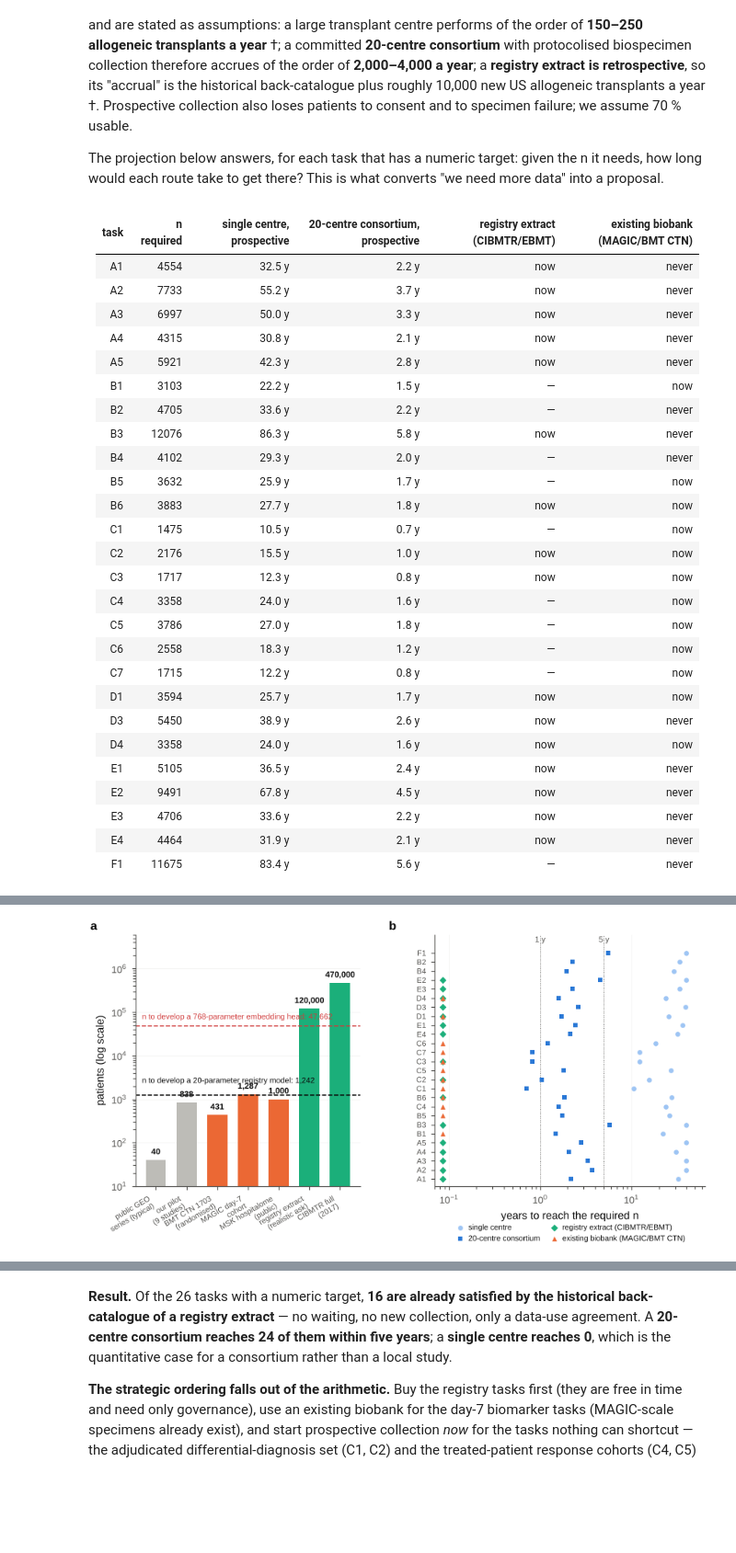
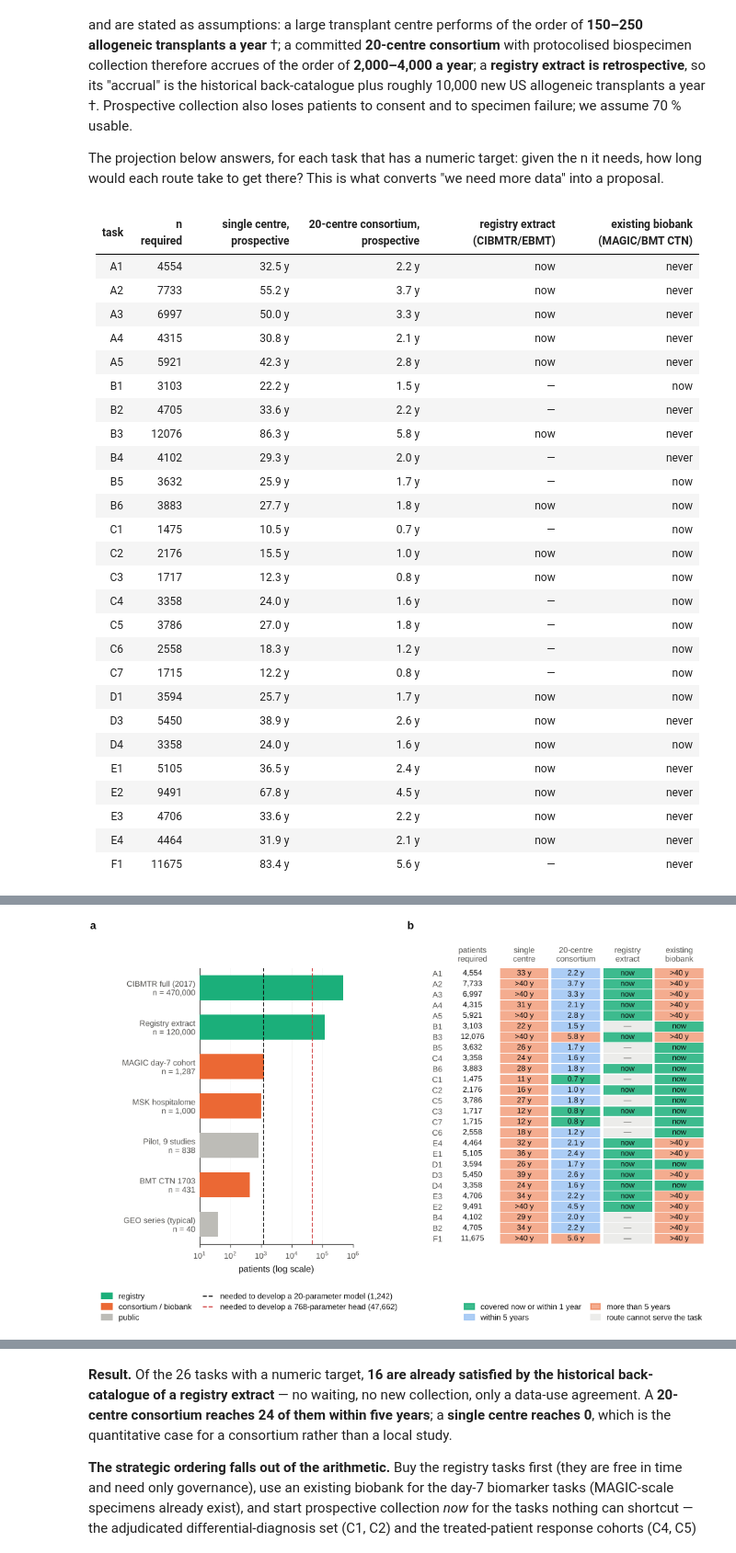
Before and after one commit to dhillonv10/benchmark-paper, a Jupyter notebook: ALLO_FM_GvHD_foundation_model.ipynb, the cells around one changed output, grey strips where cells are left out. Shown at 92% size. Drawn from its saved outputs; the diff is of its cells as text; code cells hidden in the pictures; blank space fills up the shorter version.

```diff
--- a/ALLO_FM_GvHD_foundation_model.ipynb
+++ b/ALLO_FM_GvHD_foundation_model.ipynb
@@ -2602,47 +2652,62 @@ for c in fmt.columns:
 fmt.insert(0, 'n required', need_tbl.set_index('id').loc[fmt.index, 'n required'].astype(int).values)
 display(md_table(fmt.reset_index()))
 
-# ------------------------------------------------- Figure 10: what exists vs what is needed, and years to get there
-fig, axes = plt.subplots(1, 2, figsize=(FULL, 3.2), gridspec_kw=dict(width_ratios=[1, 1.2], wspace=.3))
-ax = axes[0]; ygrid(ax)
-SRC = [('public GEO\nseries (typical)', 40, PAL['grey2']), ('our pilot\n(9 studies)', 838, PAL['grey2']),
-       ('BMT CTN 1703\n(randomised)', 431, PAL['orange']), ('MAGIC day-7\ncohort', 1287, PAL['orange']),
-       ('MSK hospitalome\n(public)', 1000, PAL['orange']), ('registry extract\n(realistic ask)', 120000, PAL['aqua']),
-       ('CIBMTR full\n(2017)', 470000, PAL['aqua'])]
-ax.bar(range(len(SRC)), [v for _, v, _ in SRC], color=[c for _, _, c in SRC], width=.66)
-for i, (_, v, _) in enumerate(SRC):
-    ax.text(i, v * 1.35, f'{v:,}', ha='center', fontsize=5.8, color=PAL['ink'], fontweight='bold')
-for y, lab, c, dy in ((riley_n(20, .72, .35)['n'], 'n to develop a 20-parameter registry model', PAL['ink'], 1.9),
-                      (riley_n(768, .72, .35)['n'], 'n to develop a 768-parameter embedding head', PAL['bad'], 1.45)):
-    ax.axhline(y, color=c, ls='--', lw=.8)
-    ax.text(-.45, y * dy, f'{lab}: {y:,}', fontsize=5.5, ha='left', color=c)
-ax.set_yscale('log'); ax.set_xticks(range(len(SRC)))
-ax.set_xticklabels([s_ for s_, _, _ in SRC], fontsize=5.4, rotation=30, ha='right')
-ax.set_ylabel('patients (log scale)'); ax.set_ylim(10, 6e6); panel(ax, 'a', dx=-.20)
-ax = axes[1]; ygrid(ax, 'x')
-sub = piv_acc.copy(); sub['best'] = sub.min(axis=1, skipna=True); sub = sub.sort_values('best')
-ypos = np.arange(len(sub)); XCAP = 40.0
-for (name, _, _, _), col, mk in zip(ROUTES, (PAL['seq'][0], PAL['seq'][2], PAL['aqua'], PAL['orange']), ('o', 's', 'D', '^')):
-    v = sub[name].values; keep = np.isfinite(v)
-    ax.scatter(np.clip(v[keep], .085, XCAP), ypos[keep], s=12, color=col, marker=mk, zorder=3,
-               label=name.split(',')[0], lw=0)
-ax.set_yticks(ypos); ax.set_yticklabels(sub.index, fontsize=5.4)
-ax.set_xscale('log'); ax.set_xlabel('years to reach the required n')
-for xv, lab in ((1, '1 y'), (5, '5 y')):
-    ax.axvline(xv, color=PAL['ink2'], lw=.5, ls=':')
-    ax.text(xv, len(sub) + .2, lab, fontsize=5.6, ha='center', color=PAL['ink2'])
-ax.set_xlim(.07, XCAP * 1.6); ax.set_ylim(-.8, len(sub) + 1.0)
-ax.legend(fontsize=5.4, loc='upper center', bbox_to_anchor=(.5, -.13), ncol=2, markerscale=1.0,
-          handletextpad=.3, columnspacing=1.1)
-panel(ax, 'b', dx=-.17)
+# ------------------------------------------------- Figure 10: what exists against what is needed, and how long it would take
+FWIN, FHIN = FULL, 4.6
+fig = plt.figure(figsize=(FWIN, FHIN))
+axa = fig.add_axes([1.33 / FWIN, .95 / FHIN, 1.75 / FWIN, 3.15 / FHIN])
+axb = fig.add_axes([4.15 / FWIN, .95 / FHIN, 2.95 / FWIN, 3.15 / FHIN])
+SRC = [('CIBMTR full (2017)', 470000, PAL['aqua']), ('Registry extract', 120000, PAL['aqua']), ('MAGIC day-7 cohort', 1287, PAL['orange']),
+       ('MSK hospitalome', 1000, PAL['orange']), ('Pilot, 9 studies', 838, PAL['grey2']), ('BMT CTN 1703', 431, PAL['orange']),
+       ('GEO series (typical)', 40, PAL['grey2'])]
+ax = axa; ygrid(ax, 'x')
+ax.barh(range(len(SRC)), [v for _, v, _ in SRC], color=[c for _, _, c in SRC], height=.62, zorder=3)
+ax.set_yticks(range(len(SRC))); ax.set_yticklabels([f'{n}\nn = {v:,}' for n, v, _ in SRC]); ax.tick_params(axis='y', length=0)
+ax.set_xscale('log'); ax.set_xlim(10, 1e6); ax.set_ylim(len(SRC) - .5, -.5); ax.minorticks_off()
+n20, n768 = riley_n(20, .72, .35)['n'], riley_n(768, .72, .35)['n']
+ax.axvline(n20, color=PAL['ink'], ls='--', lw=.9, zorder=4); ax.axvline(n768, color=PAL['bad'], ls='--', lw=.9, zorder=4)
+ax.set_xlabel('patients (log scale)')
+ax.annotate('a', (0, 1), xycoords='axes fraction', xytext=(-1.25 * 72, 32), textcoords='offset points', fontsize=9, fontweight='bold')
+fig.legend([plt.Rectangle((0, 0), 1, 1, color=PAL['aqua']), plt.Rectangle((0, 0), 1, 1, color=PAL['orange']), plt.Rectangle((0, 0), 1, 1, color=PAL['grey2']),
+            plt.Line2D([], [], color=PAL['ink'], ls='--', lw=.9), plt.Line2D([], [], color=PAL['bad'], ls='--', lw=.9)],
+           ['registry', 'consortium / biobank', 'public', f'needed to develop a 20-parameter model ({n20:,})',
+            f'needed to develop a 768-parameter head ({n768:,})'], ncol=2, loc='lower left', bbox_to_anchor=(.02, .0),
+           columnspacing=1.4, handlelength=1.4, labelspacing=.4)
+# (b) years to reach the required n, task by task and route, as a matrix
+ROUTE_NAMES = ['single\ncentre', '20-centre\nconsortium', 'registry\nextract', 'existing\nbiobank']
+RT = ['single centre, prospective', '20-centre consortium, prospective', 'registry extract (CIBMTR/EBMT)', 'existing biobank (MAGIC/BMT CTN)']
+tbl = piv_acc[RT].copy(); tbl['best'] = tbl.min(axis=1, skipna=True); tbl = tbl.sort_values('best').drop(columns='best')
+nreq = need_tbl.set_index('id')['n required']
+def cls(v):
+    if np.isnan(v): return 3
+    if v == 0: return 0
+    return 0 if v <= 1 else 1 if v <= 5 else 2
+def txt(v):
+    if np.isnan(v): return '—'
+    if v == 0: return 'now'
+    return '>40 y' if v > 40 else (f'{v:.1f} y' if v < 10 else f'{v:.0f} y')
+ax = axb
+CELLC = [PAL['aqua'], PAL['seq'][0], PAL['orange'], '#ececea']; CELLA = [.85, .85, .55, 1.0]
+nr, nc = len(tbl), 5
+for i, (tid, row) in enumerate(tbl.iterrows()):
+    ax.text(0.5, i, f'{int(nreq[tid]):,}', ha='center', va='center', fontsize=6.4, color=PAL['ink'])
+    for j, rt in enumerate(RT):
+        v = row[rt]; ax.add_patch(plt.Rectangle((j + 1.03, i - .46), .94, .92, color=CELLC[cls(v)], alpha=CELLA[cls(v)], lw=0))
+        _t = ax.text(j + 1.5, i, txt(v), ha='center', va='center', fontsize=6.3, color=PAL['ink'] if cls(v) != 3 else PAL['ink2'])
+        _t._ok_overlap = True      # the label belongs to this cell
+ax.set_xlim(0, nc); ax.set_ylim(nr - .5, -.5)
+ax.set_yticks(range(nr)); ax.set_yticklabels(tbl.index); ax.tick_params(axis='y', length=0)
+ax.xaxis.tick_top(); ax.set_xticks(np.arange(nc) + .5); ax.set_xticklabels(['patients\nrequired'] + ROUTE_NAMES); ax.tick_params(axis='x', length=0)
+for sp in ax.spines.values(): sp.set_visible(False)
+ax.annotate('b', (0, 1), xycoords='axes fraction', xytext=(-.45 * 72, 32), textcoords='offset points', fontsize=9, fontweight='bold')
+fig.legend([plt.Rectangle((0, 0), 1, 1, color=c, alpha=a) for c, a in zip(CELLC, CELLA)],
+           ['covered now or within 1 year', 'within 5 years', 'more than 5 years', 'route cannot serve the task'],
+           ncol=2, loc='lower right', bbox_to_anchor=(.99, .0), columnspacing=1.2, handlelength=1.2, labelspacing=.4)
 finish(fig, 10, 'data_landscape_and_accrual',
-       'What exists against what is needed, and how long it would take. (a) Patients available from each real '
-       'source, on a log scale, against the Riley minimum for two head sizes. Public transcriptomic resources '
-       '(grey) are three orders of magnitude short of a 768-parameter head; registry extracts are not. '
-       '(b) Projected years to reach the required n for each task, by route; points at the left edge are already '
-       'covered by the retrospective back-catalogue. Tasks needing protocolised '
-       'biospecimens cannot be served by a registry extract at all, which is why the staged plan buys the '
-       'registry tasks first and the biobank tasks second.')
+       'What exists against what is needed, and how long it would take. (a) Patients available from each real source on a log scale, '
+       'against the Riley minimum for two head sizes: public transcriptomic resources are orders of magnitude short, registry extracts are '
+       'not. (b) Projected time to reach the patients required for each task, by route. Tasks that need protocolised biospecimens cannot '
+       'be served by a registry extract at all, which is why the staged plan buys the registry tasks first and the biobank tasks second.')
 # %% [output]
 | task | n required | single centre, prospective | 20-centre consortium, prospective | registry extract (CIBMTR/EBMT) | existing biobank (MAGIC/BMT CTN) |
 |---|---|---|---|---|---|
@@ -2675 +2741 @@ finish(fig, 10, 'data_landscape_and_accrual',
-[figure, old version]
+[figure, new version]
```
Also changed, not shown: parts of 16 cells of this notebook, 33 other files.
